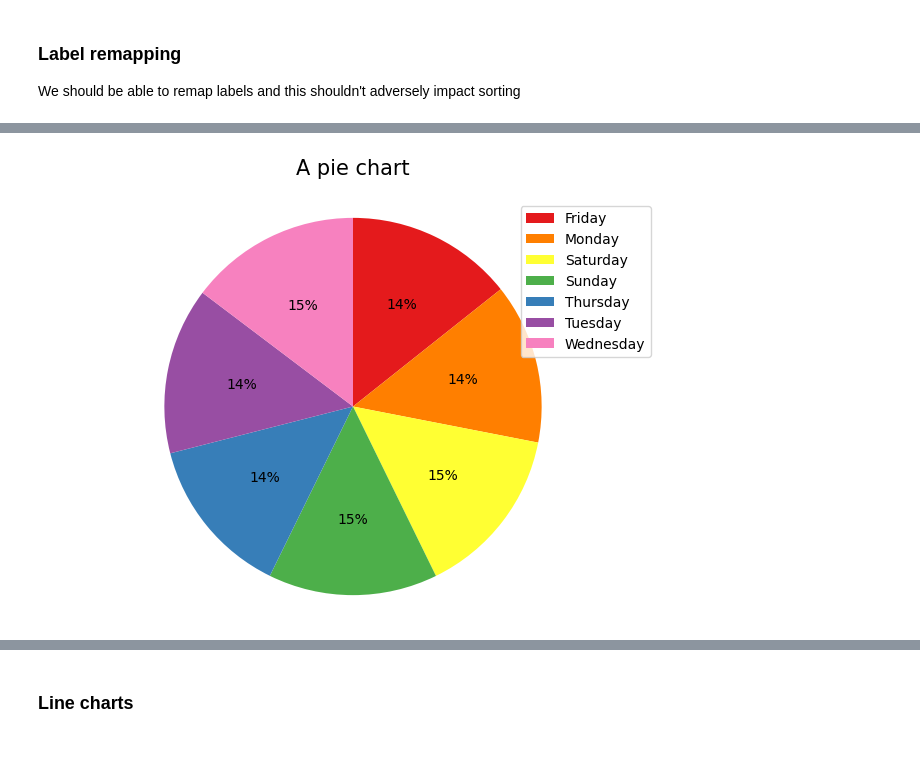
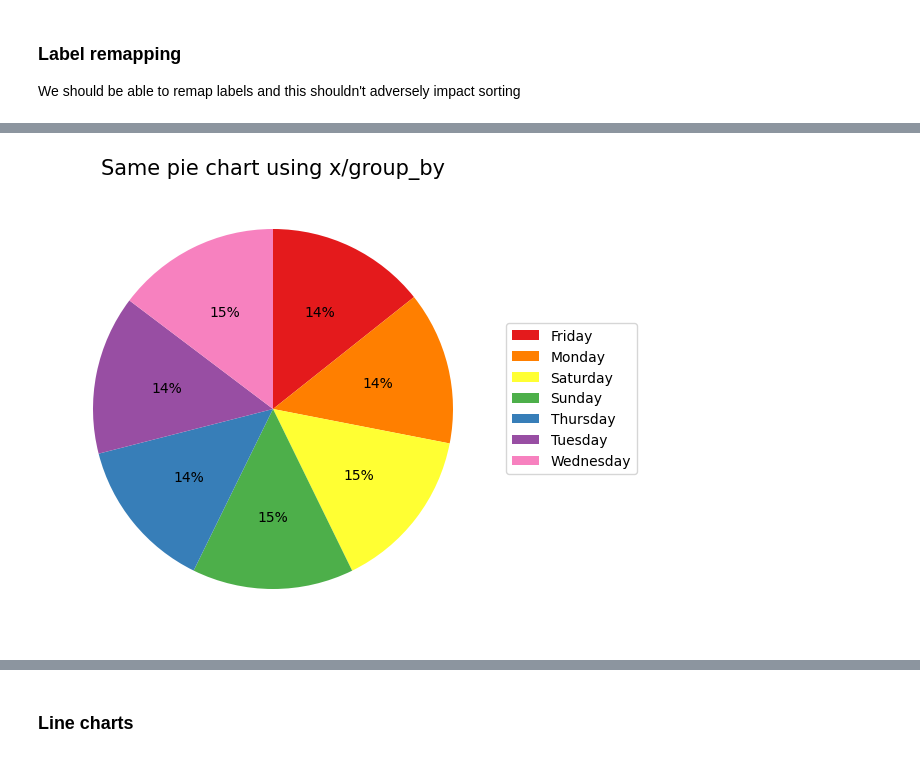
Before and after one commit to alextgould/lazychart, a Jupyter notebook: examples/demo_usage.ipynb, the cells around one changed output, grey strips where cells are left out. Saved outputs shown, nothing was run; the diff lists cells and outputs as text; code cells hidden in the pictures.

```diff
--- a/examples/demo_usage.ipynb
+++ b/examples/demo_usage.ipynb
@@ -366,5 +363,5 @@ cm.pie(values='sleep_hours', names='weekday', title='A pie chart')
 # %%
 # with x and group_by
-cm.pie(x='sleep_hours', group_by='weekday', title='A pie chart', legend='bottom')
+cm.pie(x='sleep_hours', group_by='weekday', title='Same pie chart using x/group_by')
 # %% [output]
-[figure, old version]
+[figure, new version]
```
Also changed, not shown: parts of 56 cells of this notebook, 2 other files.
